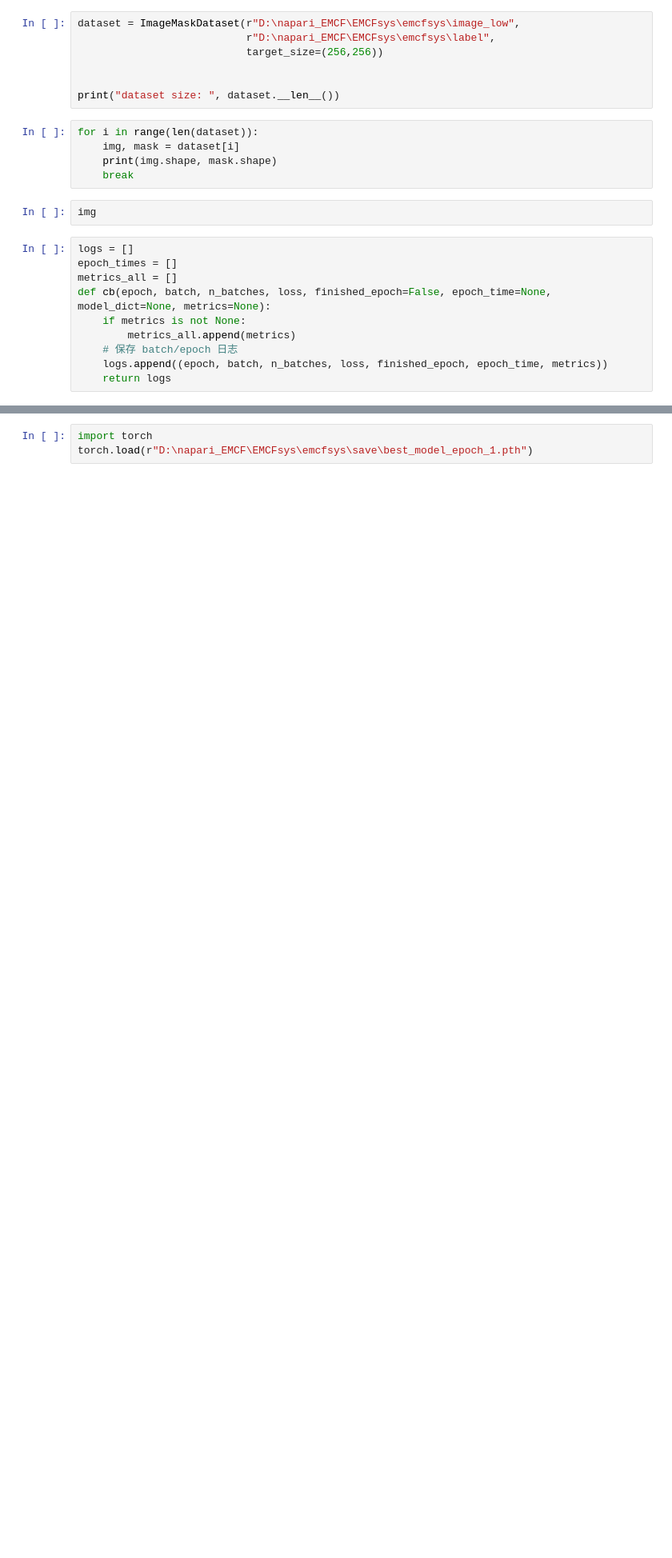
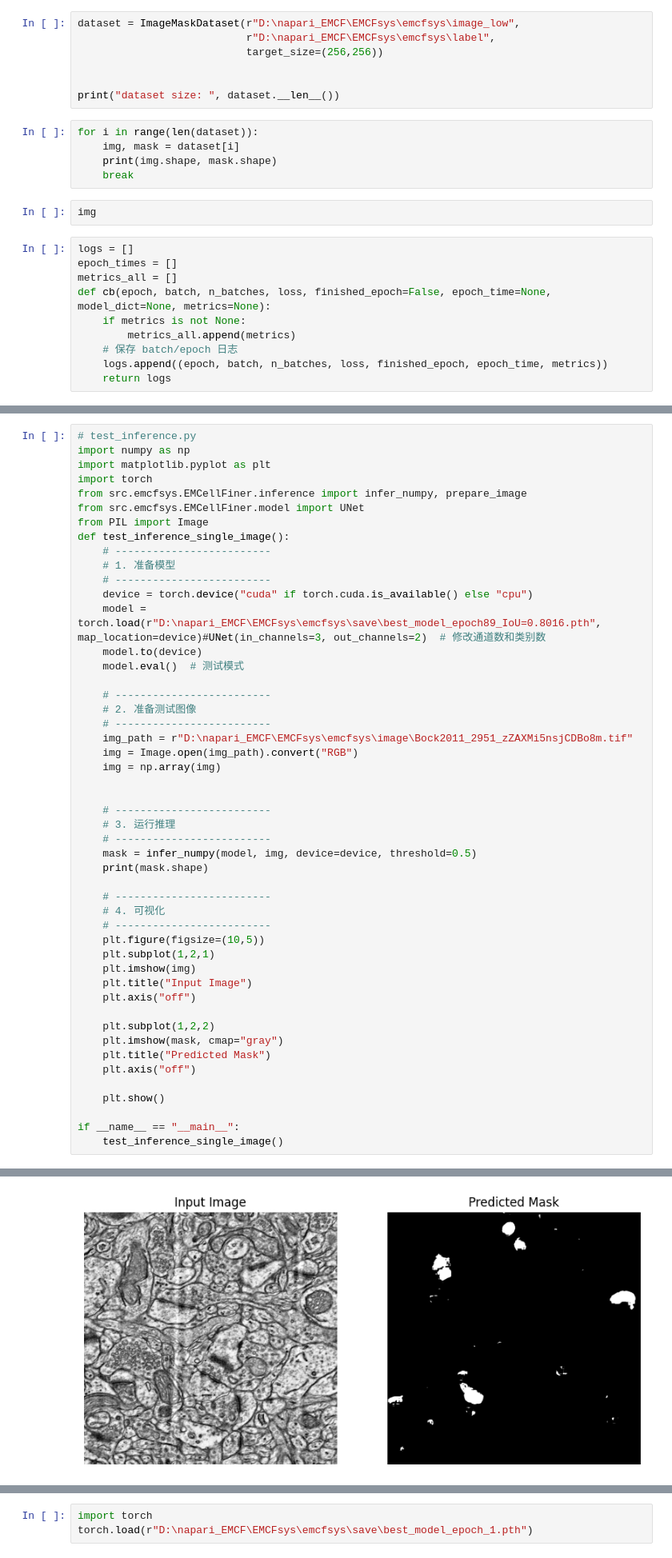
Before and after one commit to yzy0102/emcfsys, a Jupyter notebook: test.ipynb, the cells around one changed output, grey strips where cells are left out. Shown at 80% size. Saved outputs shown, nothing was run; the diff lists cells and outputs as text; blank space fills up the shorter version.

```diff
--- a/test.ipynb
+++ b/test.ipynb
@@ -105,0 +126,50 @@ train_loop(images_dir=r"D:\napari_EMCF\EMCFsys\emcfsys\image",
+# %%
+# test_inference.py
+import numpy as np
+import matplotlib.pyplot as plt
+import torch
+from src.emcfsys.EMCellFiner.inference import infer_numpy, prepare_image
+from src.emcfsys.EMCellFiner.model import UNet
+from PIL import Image
+def test_inference_single_image():
+    # -------------------------
+    # 1. 准备模型
+    # -------------------------
+    device = torch.device("cuda" if torch.cuda.is_available() else "cpu")
+    model = torch.load(r"D:\napari_EMCF\EMCFsys\emcfsys\save\best_model_epoch89_IoU=0.8016.pth", map_location=device)#UNet(in_channels=3, out_channels=2)  # 修改通道数和类别数
+    model.to(device)
+    model.eval()  # 测试模式
+
+    # -------------------------
+    # 2. 准备测试图像
+    # -------------------------
+    img_path = r"D:\napari_EMCF\EMCFsys\emcfsys\image\Bock2011_2951_zZAXMi5nsjCDBo8m.tif"
+    img = Image.open(img_path).convert("RGB")
+    img = np.array(img)
+
+
+    # -------------------------
+    # 3. 运行推理
+    # -------------------------
+    mask = infer_numpy(model, img, device=device, threshold=0.5)
+    print(mask.shape)
+
+    # -------------------------
+    # 4. 可视化
+    # -------------------------
+    plt.figure(figsize=(10,5))
+    plt.subplot(1,2,1)
+    plt.imshow(img)
+    plt.title("Input Image")
+    plt.axis("off")
+
+    plt.subplot(1,2,2)
+    plt.imshow(mask, cmap="gray")
+    plt.title("Predicted Mask")
+    plt.axis("off")
+
+    plt.show()
+
+if __name__ == "__main__":
+    test_inference_single_image()
+# %% [output]
@@ -105,0 +177 @@ train_loop(images_dir=r"D:\napari_EMCF\EMCFsys\emcfsys\image",
+[figure, added]
```
Also changed, not shown: parts of 6 cells of this notebook, 15 other files.
